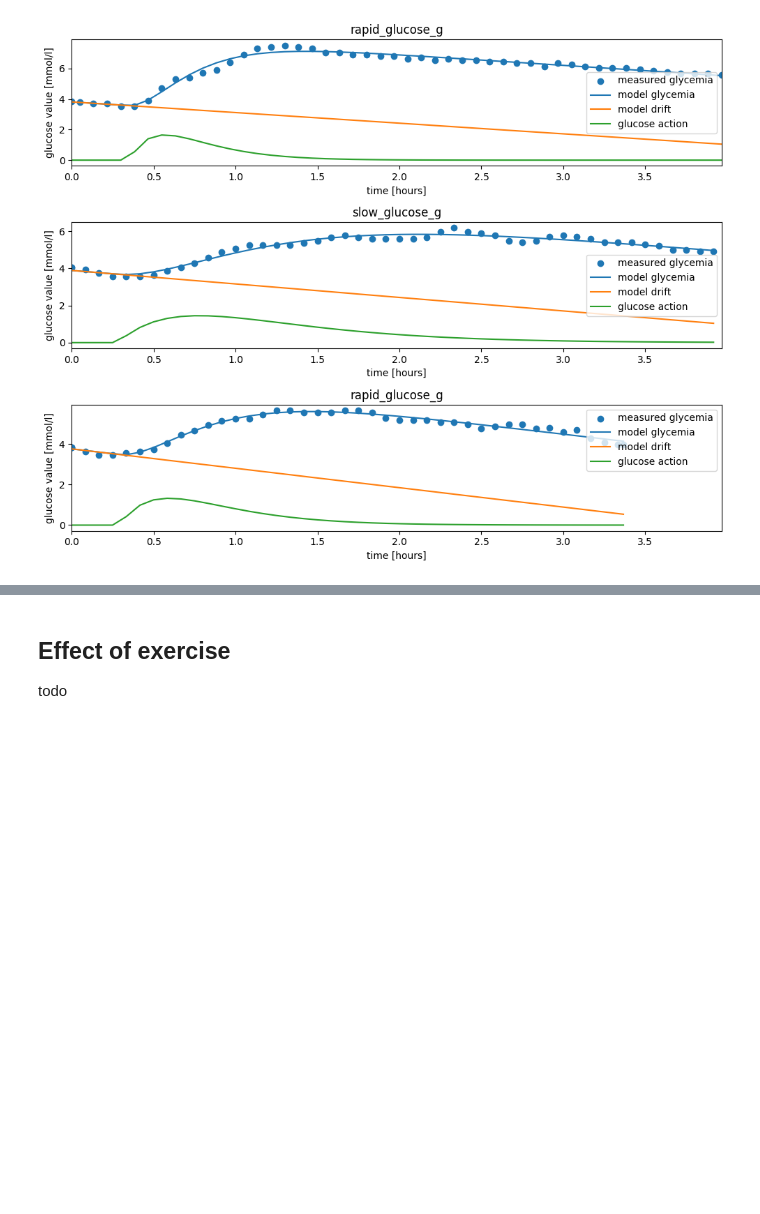
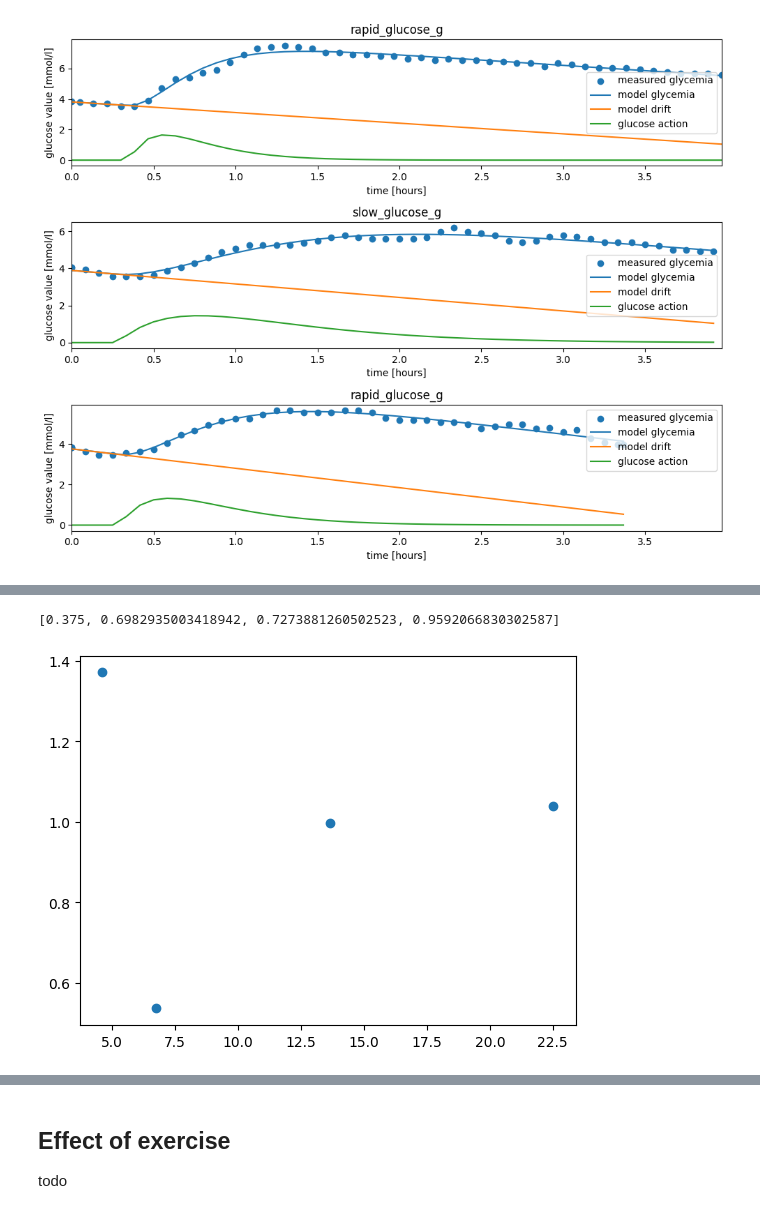
Before and after one commit to sethyvenatem/blood_sugar_fast_day, a Jupyter notebook: fast_day.ipynb, the cells around one changed output, grey strips where cells are left out. Cells and saved outputs as stored; diff of their text form; code cells hidden in the pictures; blank space fills up the shorter version.

```diff
--- a/fast_day.ipynb
+++ b/fast_day.ipynb
@@ -565,0 +588,13 @@ It looks like the slow drift gets faster as the day progresses. I need less long
+# %%
+hour = [6+44/60]
+drift = [0.375]
+hour+=list(events_description.index.hour+events_description.index.minute/60+events_description.index.second/3600)
+drift+=list(events_description['Slow drift [mmol/(lh)]'])
+# %%
+drift
+# %% [output]
+[0.375, 0.6982935003418942, 0.7273881260502523, 0.9592066830302587]
+# %%
+plt.scatter(hour,np.array(drift)/0.7);
+# %% [output]
+[figure, added]
```
Also changed, not shown: parts of 6 cells of this notebook.
